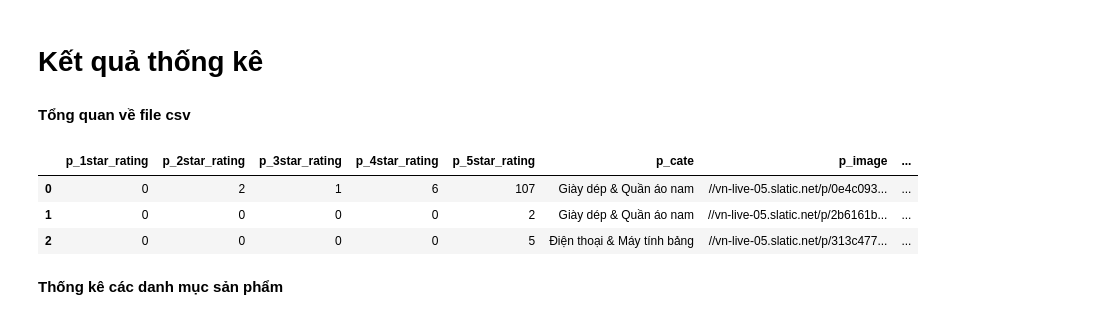
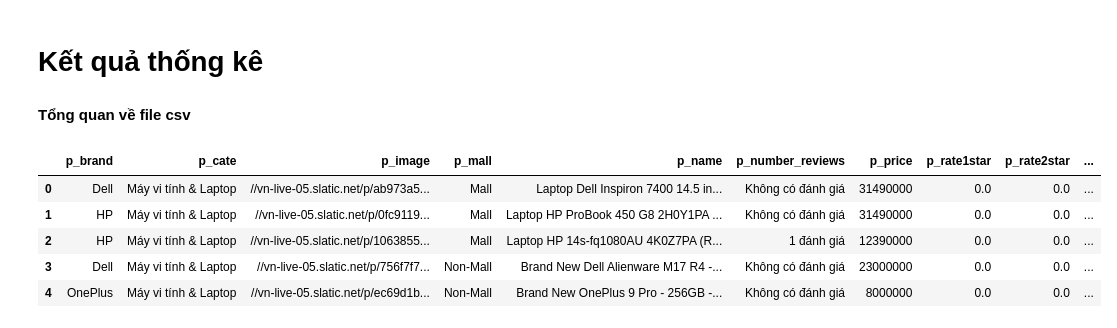
Before and after one commit to tranlybuu/Data_Lazada, a Jupyter notebook: lazada/thongke.ipynb, the cells around one changed output. Saved outputs shown, nothing was run; the diff lists cells and outputs as text; code cells hidden in the pictures.

```diff
--- a/lazada/thongke.ipynb
+++ b/lazada/thongke.ipynb
@@ -86,11 +86,11 @@ def khoang_gia_tien_san_pham(percent, list_cate):
 # %% [markdown]
 **Tổng quan về file csv**
 # %%
-data.head(3)
+data.head(5)
 # %% [output]
-|  | p_1star_rating | p_2star_rating | p_3star_rating | p_4star_rating | p_5star_rating | p_cate | p_image | ... |
-| 0 | 0 | 2 | 1 | 6 | 107 | Giày dép & Quần áo nam | //vn-live-05.slatic.net/p/0e4c093... | ... |
-| 1 | 0 | 0 | 0 | 0 | 2 | Giày dép & Quần áo nam | //vn-live-05.slatic.net/p/2b6161b... | ... |
-| 2 | 0 | 0 | 0 | 0 | 5 | Điện thoại & Máy tính bảng | //vn-live-05.slatic.net/p/313c477... | ... |
+|  | p_brand | p_cate | p_image | p_mall | p_name | p_number_reviews | p_price | p_rate1star | p_rate2star | ... |
+| 0 | Dell | Máy vi tính & Laptop | //vn-live-05.slatic.net/p/ab973a5... | Mall | Laptop Dell Inspiron 7400 14.5 in... | Không có đánh giá | 31490000 | 0.0 | 0.0 | ... |
+| 1 | HP | Máy vi tính & Laptop | //vn-live-05.slatic.net/p/0fc9119... | Mall | Laptop HP ProBook 450 G8 2H0Y1PA ... | Không có đánh giá | 31490000 | 0.0 | 0.0 | ... |
+| 2 | HP | Máy vi tính & Laptop | //vn-live-05.slatic.net/p/1063855... | Mall | Laptop HP 14s-fq1080AU 4K0Z7PA (R... | 1 đánh giá | 12390000 | 0.0 | 0.0 | ... |
+| 3 | Dell | Máy vi tính & Laptop | //vn-live-05.slatic.net/p/756f7f7... | Non-Mall | Brand New Dell Alienware M17 R4 -... | Không có đánh giá | 23000000 | 0.0 | 0.0 | ... |
+| 4 | OnePlus | Máy vi tính & Laptop | //vn-live-05.slatic.net/p/ec69d1b... | Non-Mall | Brand New OnePlus 9 Pro - 256GB -... | Không có đánh giá | 8000000 | 0.0 | 0.0 | ... |
-# %% [markdown]
-**Thống kê các danh mục sản phẩm**
```
Also changed, not shown: parts of 7 cells of this notebook, 16 other files.
